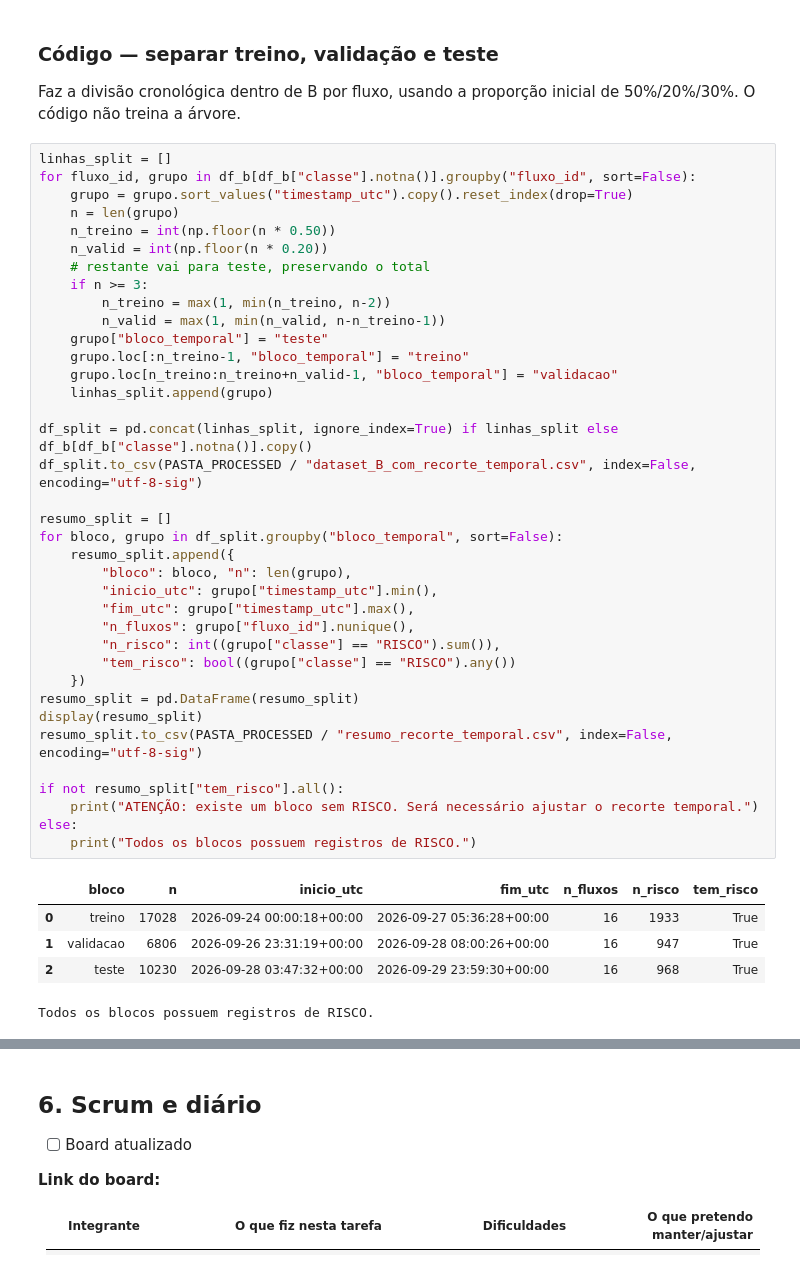
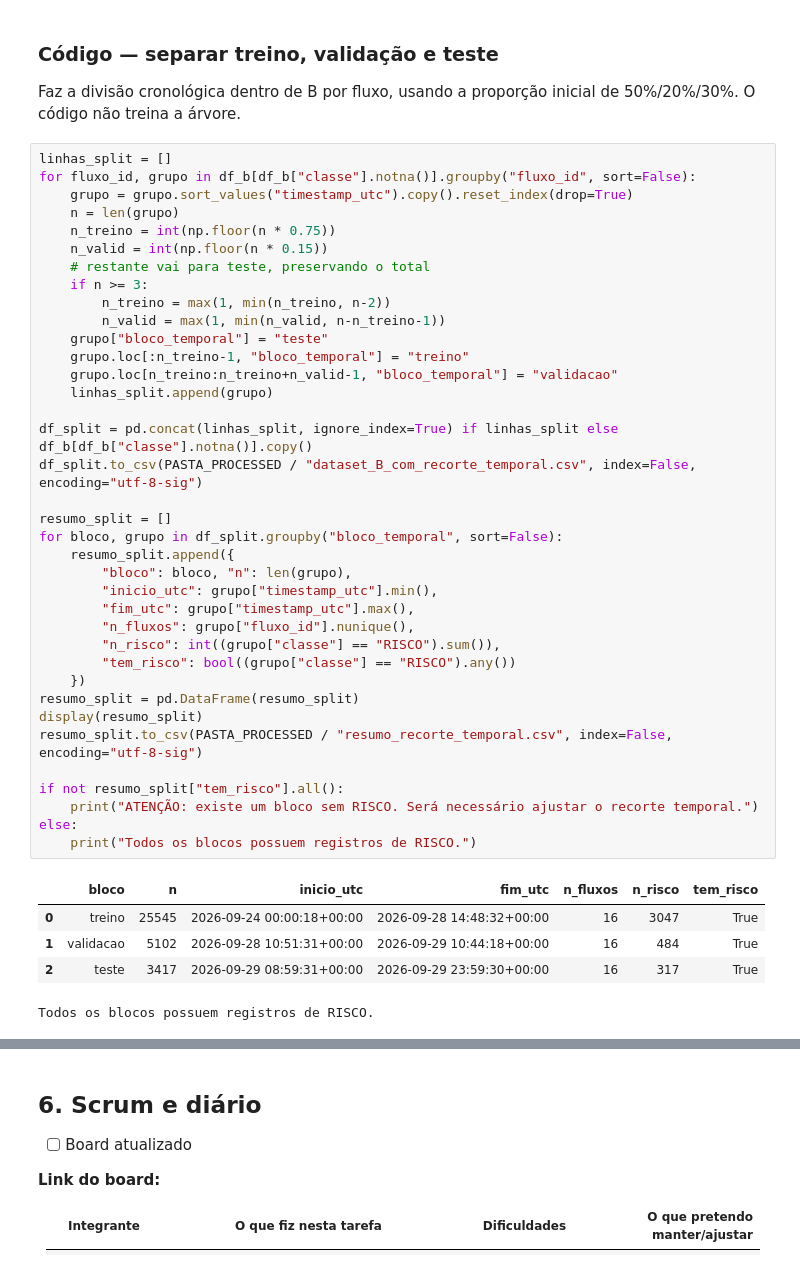
Before and after one commit to RedSwann/sistema-preditivo-de-falhas-em-redes, a Jupyter notebook: notebooks/Tarefa2_Baseline_Rotulagem.ipynb, the cells around one changed output, grey strips where cells are left out. Saved outputs shown, nothing was run; the diff lists cells and outputs as text.

```diff
--- a/notebooks/Tarefa2_Baseline_Rotulagem.ipynb
+++ b/notebooks/Tarefa2_Baseline_Rotulagem.ipynb
@@ -1009,42 +1009,42 @@ linhas_split = []
 for fluxo_id, grupo in df_b[df_b["classe"].notna()].groupby("fluxo_id", sort=False):
     grupo = grupo.sort_values("timestamp_utc").copy().reset_index(drop=True)
     n = len(grupo)
-    n_treino = int(np.floor(n * 0.50))
-    n_valid = int(np.floor(n * 0.20))
+    n_treino = int(np.floor(n * 0.75))
+    n_valid = int(np.floor(n * 0.15))
     # restante vai para teste, preservando o total
     if n >= 3:
         n_treino = max(1, min(n_treino, n-2))
         n_valid = max(1, min(n_valid, n-n_treino-1))
     grupo["bloco_temporal"] = "teste"
     grupo.loc[:n_treino-1, "bloco_temporal"] = "treino"
     grupo.loc[n_treino:n_treino+n_valid-1, "bloco_temporal"] = "validacao"
     linhas_split.append(grupo)
 
 df_split = pd.concat(linhas_split, ignore_index=True) if linhas_split else df_b[df_b["classe"].notna()].copy()
 df_split.to_csv(PASTA_PROCESSED / "dataset_B_com_recorte_temporal.csv", index=False, encoding="utf-8-sig")
 
 resumo_split = []
 for bloco, grupo in df_split.groupby("bloco_temporal", sort=False):
     resumo_split.append({
         "bloco": bloco, "n": len(grupo),
         "inicio_utc": grupo["timestamp_utc"].min(),
         "fim_utc": grupo["timestamp_utc"].max(),
         "n_fluxos": grupo["fluxo_id"].nunique(),
         "n_risco": int((grupo["classe"] == "RISCO").sum()),
         "tem_risco": bool((grupo["classe"] == "RISCO").any())
     })
 resumo_split = pd.DataFrame(resumo_split)
 display(resumo_split)
 resumo_split.to_csv(PASTA_PROCESSED / "resumo_recorte_temporal.csv", index=False, encoding="utf-8-sig")
 
 if not resumo_split["tem_risco"].all():
     print("ATENÇÃO: existe um bloco sem RISCO. Será necessário ajustar o recorte temporal.")
 else:
     print("Todos os blocos possuem registros de RISCO.")
 # %% [output]
 |  | bloco | n | inicio_utc | fim_utc | n_fluxos | n_risco | tem_risco |
-| 0 | treino | 17028 | 2026-09-24 00:00:18+00:00 | 2026-09-27 05:36:28+00:00 | 16 | 1933 | True |
-| 1 | validacao | 6806 | 2026-09-26 23:31:19+00:00 | 2026-09-28 08:00:26+00:00 | 16 | 947 | True |
-| 2 | teste | 10230 | 2026-09-28 03:47:32+00:00 | 2026-09-29 23:59:30+00:00 | 16 | 968 | True |
+| 0 | treino | 25545 | 2026-09-24 00:00:18+00:00 | 2026-09-28 14:48:32+00:00 | 16 | 3047 | True |
+| 1 | validacao | 5102 | 2026-09-28 10:51:31+00:00 | 2026-09-29 10:44:18+00:00 | 16 | 484 | True |
+| 2 | teste | 3417 | 2026-09-29 08:59:31+00:00 | 2026-09-29 23:59:30+00:00 | 16 | 317 | True |
 Todos os blocos possuem registros de RISCO.
 # %% [markdown]
```
Also changed, not shown: parts of 3 cells of this notebook, 4 other files.
